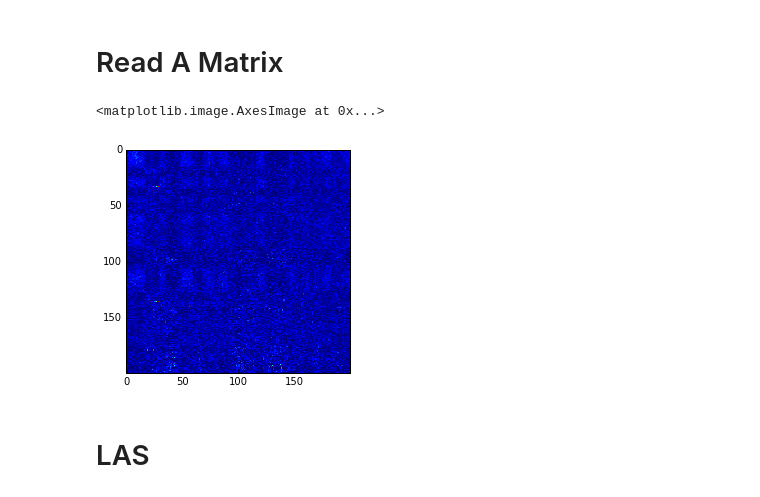
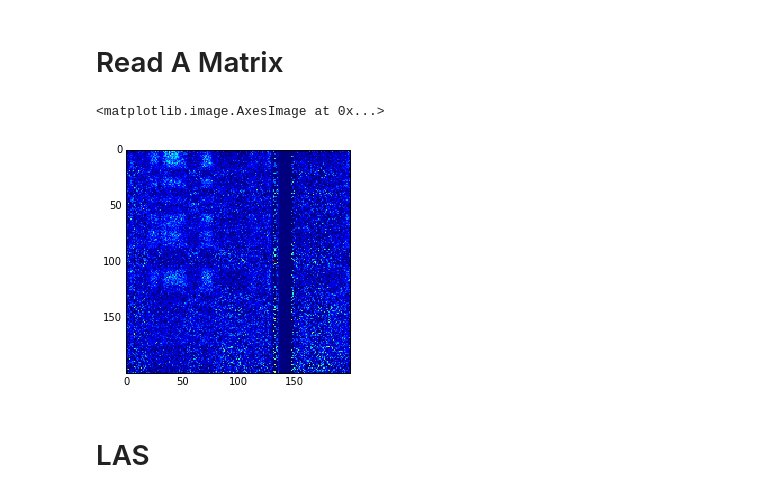
Before and after one commit to PhilChodrow/largest_submatrix, a Jupyter notebook: Examples.ipynb, the cells around one changed output. Drawn from its saved outputs; the diff is of its cells as text; code cells hidden in the pictures.

```diff
--- a/Examples.ipynb
+++ b/Examples.ipynb
@@ -9,14 +9,14 @@ import numpy as np
 # %% [markdown]
 # Read A Matrix
 # %%
-path = 'data/chr1_chr2.txt'
+path = 'data/chr1_chr6.txt'
 A = read_data(path, clean_nan = True)
 A = A[100:300, 100:300] # subset for now.
 
 m, n = A.shape
 
 plt.imshow(A, interpolation = 'nearest')
 # %% [output]
 <matplotlib.image.AxesImage at 0x...>
-[figure, old version]
+[figure, new version]
 # %%
```
Also changed, not shown: parts of 7 cells of this notebook.
